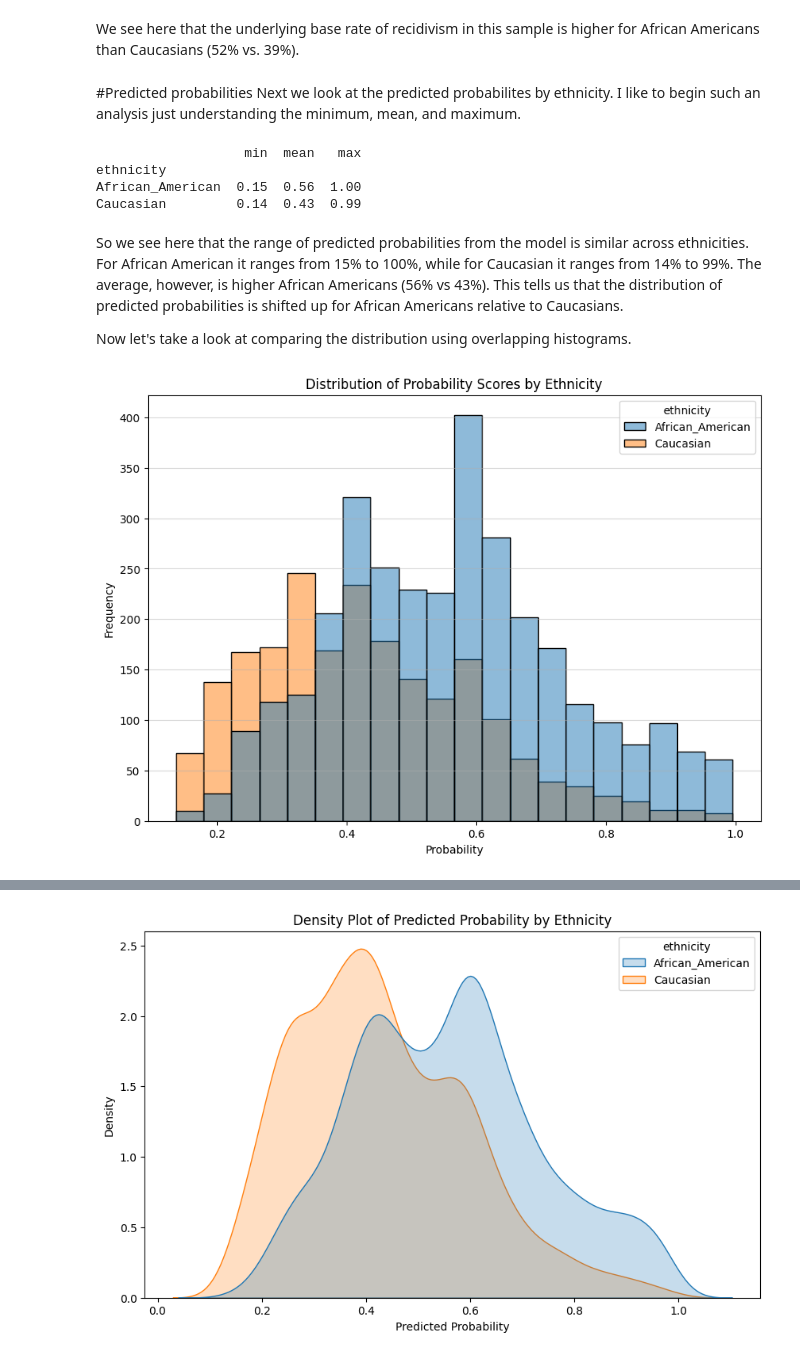
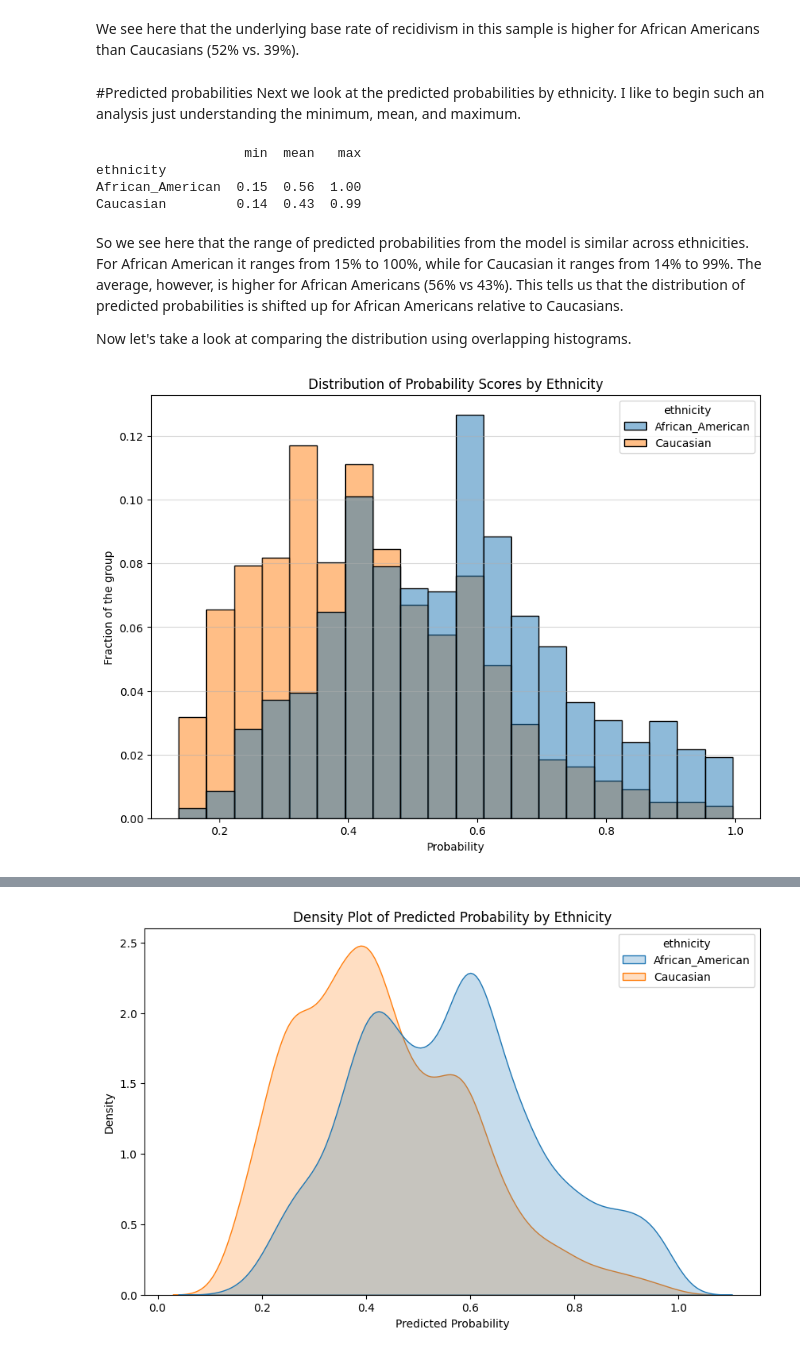
Before and after one commit to justinsydnor/GB894, a Jupyter notebook: CompasLab.ipynb, the cells around one changed output, grey strips where cells are left out. Cells and saved outputs as stored; diff of their text form; code cells hidden in the pictures.

Commit message:
Updated to fix typos and clean up histogram

```diff
--- a/CompasLab.ipynb
+++ b/CompasLab.ipynb
@@ -30,9 +70,8 @@ We begin by loading in the data...
 # %%
 # Load in the data compass_mine.csv
 
-import pandas as pd
 
-url = "https://raw.githubusercontent.com/justinsydnor/GB894/refs/heads/main/compas894.csv"
+url = "https://raw.githubusercontent.com/justinsydnor/GB894/04142a106ad1190e50b35d0b1727e3cc4816790b/compas894.csv"
 df = pd.read_csv(url)
 print(df.head())
 # %% [output]
@@ -163,6 +200,6 @@ dtype: float64
 We see here that the underlying base rate of recidivism in this sample is higher for African Americans than Caucasians (52% vs. 39%).
 # %% [markdown]
 #Predicted probabilities
-Next we look at the predicted probabilites by ethnicity. I like to begin such an analysis just understanding the minimum, mean, and maximum.
+Next we look at the predicted probabilities by ethnicity. I like to begin such an analysis just understanding the minimum, mean, and maximum.
 # %%
 #Create a table showing the minimum, mean, and maximum predicted probability by ethnicity
@@ -184,30 +218,32 @@ ethnicity
 African_American  0.15  0.56  1.00
 Caucasian         0.14  0.43  0.99
 # %% [markdown]
-So we see here that the range of predicted probabilities from the model is similar across ethnicities. For African American it ranges from 15% to 100%, while for Caucasian it ranges from 14% to 99%. The average, however, is higher African Americans (56% vs 43%). This tells us that the distribution of predicted probabilities is shifted up for African Americans relative to Caucasians.
+So we see here that the range of predicted probabilities from the model is similar across ethnicities. For African American it ranges from 15% to 100%, while for Caucasian it ranges from 14% to 99%. The average, however, is higher for African Americans (56% vs 43%). This tells us that the distribution of predicted probabilities is shifted up for African Americans relative to Caucasians.
 
 Now let's take a look at comparing the distribution using overlapping histograms.
 # %%
 
 # Create overlapping histograms for probability by ethnicity
 plt.figure(figsize=(10, 7))  # Adjust figure size
 
 #Note that we have previously imported seaborn as sns. We can now use to generate the histogram
 sns.histplot(
     data=df,
     x='probability',
     hue='ethnicity',
     multiple='layer',     # <- this overlays the histograms
     bins=20,
+    stat='probability',   # This gives us proportions rather than frequency counts
+    common_norm=False,    # This gets the proportion by the subgroup
     kde=False,
     alpha=0.5             # <- set transparency
 )
 
 plt.title('Distribution of Probability Scores by Ethnicity')
 plt.xlabel('Probability')
-plt.ylabel('Frequency')
+plt.ylabel('Fraction of the group')
 plt.grid(axis='y', alpha=0.5)
 plt.show()
 # %% [output]
-[figure, old version]
+[figure, new version]
 # %% [markdown]
```
Also changed, not shown: parts of 29 cells of this notebook.
